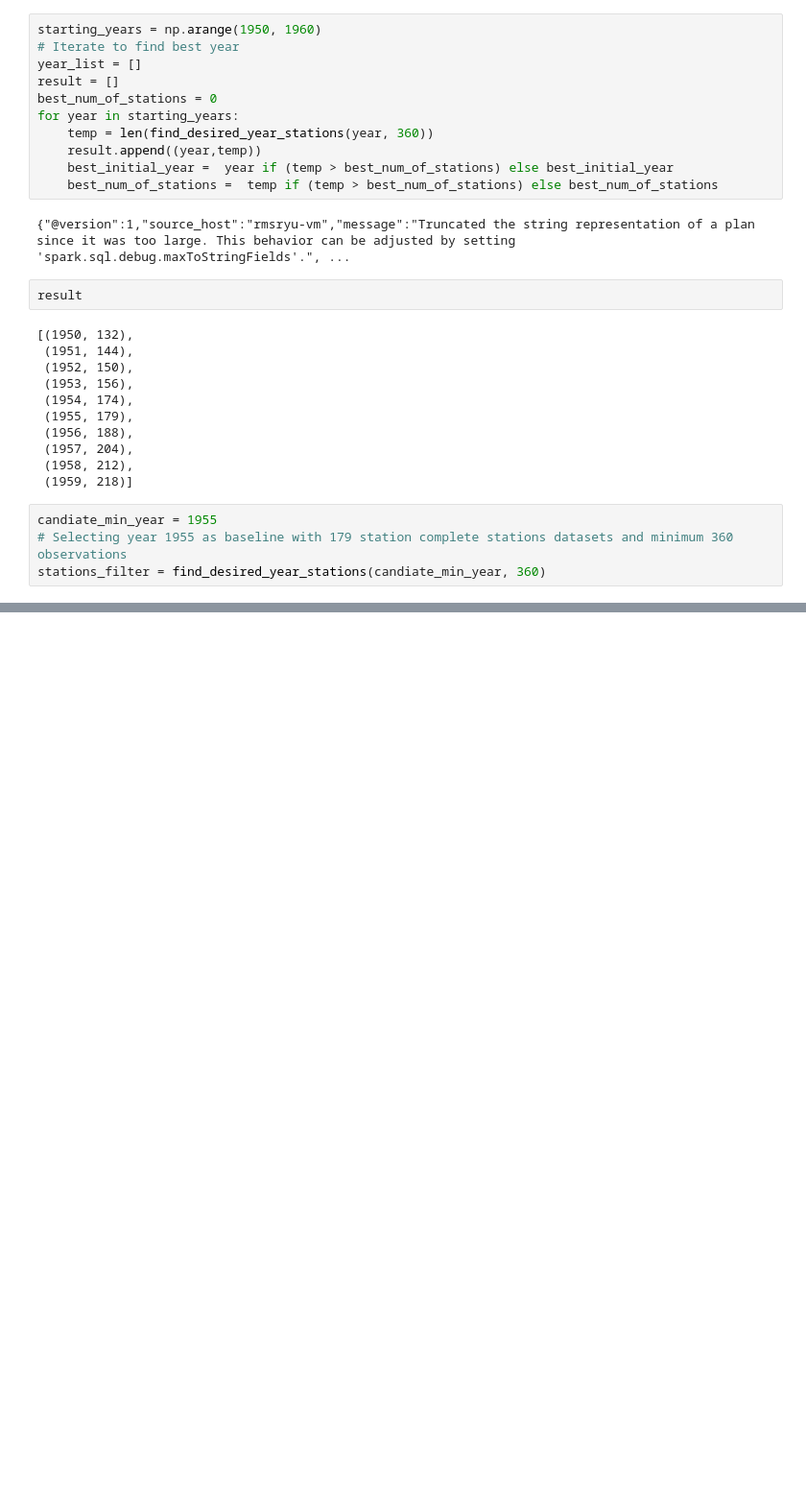
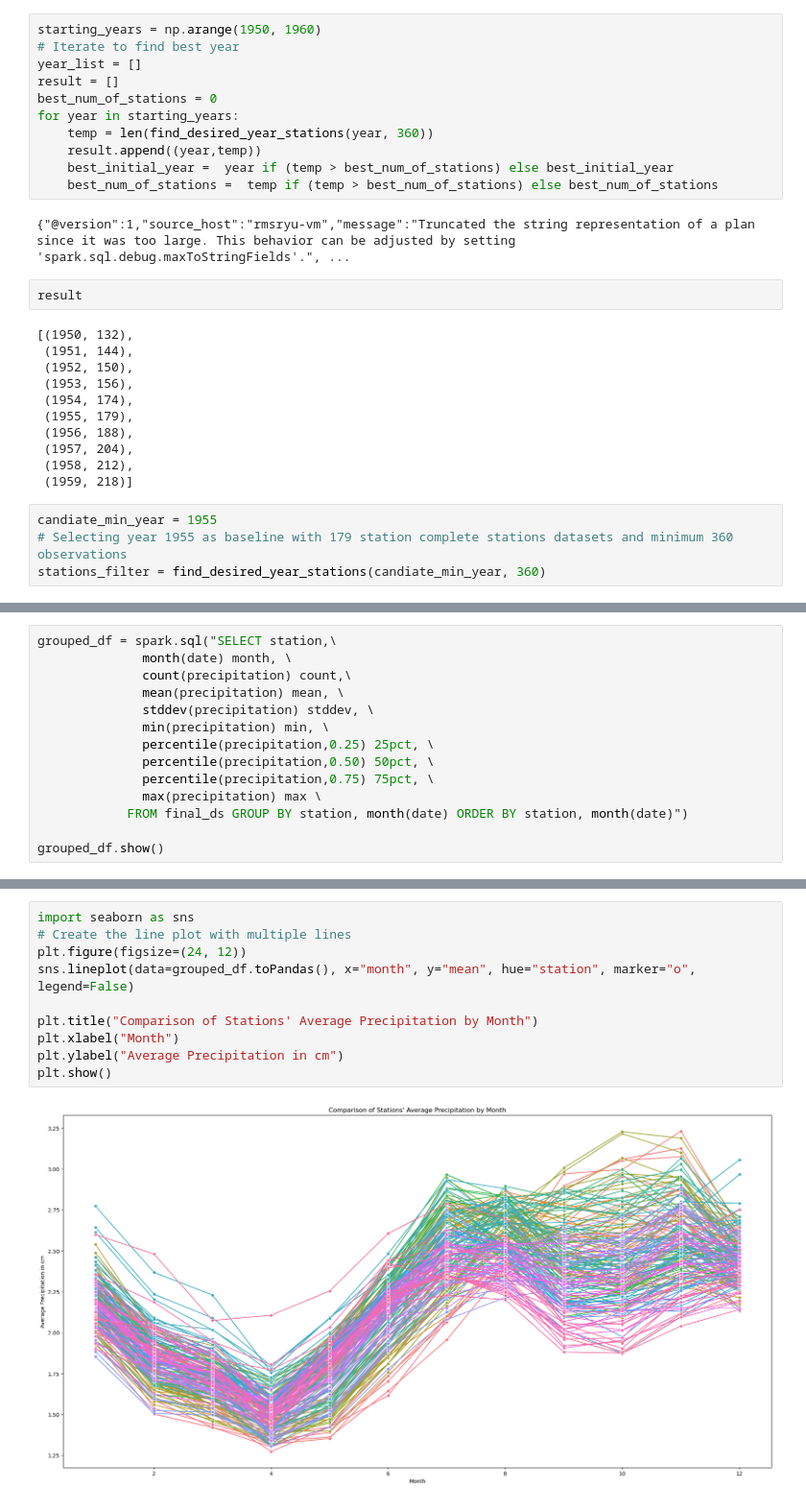
Before and after one commit to rmsryu/spark-climate-data, a Jupyter notebook: 02_datapre.ipynb, the cells around one changed output, grey strips where cells are left out. Shown at 96% size. Saved outputs shown, nothing was run; the diff lists cells and outputs as text; blank space fills up the shorter version.

Commit message:
Data prep filtering stations similar means

```diff
--- a/02_datapre.ipynb
+++ b/02_datapre.ipynb
@@ -208,0 +209,14 @@ df_final.summary().show()
+# %%
+grouped_df = spark.sql("SELECT station,\
+              month(date) month, \
+              count(precipitation) count,\
+              mean(precipitation) mean, \
+              stddev(precipitation) stddev, \
+              min(precipitation) min, \
+              percentile(precipitation,0.25) 25pct, \
+              percentile(precipitation,0.50) 50pct, \
+              percentile(precipitation,0.75) 75pct, \
+              max(precipitation) max \
+            FROM final_ds GROUP BY station, month(date) ORDER BY station, month(date)")
+
+grouped_df.show()
@@ -208,0 +242,12 @@ df_final.summary().show()
+# %%
+import seaborn as sns
+# Create the line plot with multiple lines
+plt.figure(figsize=(24, 12))
+sns.lineplot(data=grouped_df.toPandas(), x="month", y="mean", hue="station", marker="o", legend=False)
+
+plt.title("Comparison of Stations' Average Precipitation by Month")
+plt.xlabel("Month")
+plt.ylabel("Average Precipitation in cm")
+plt.show()
+# %% [output]
+[figure, added]
```
Also changed, not shown: parts of 15 cells of this notebook, 2 other files.
